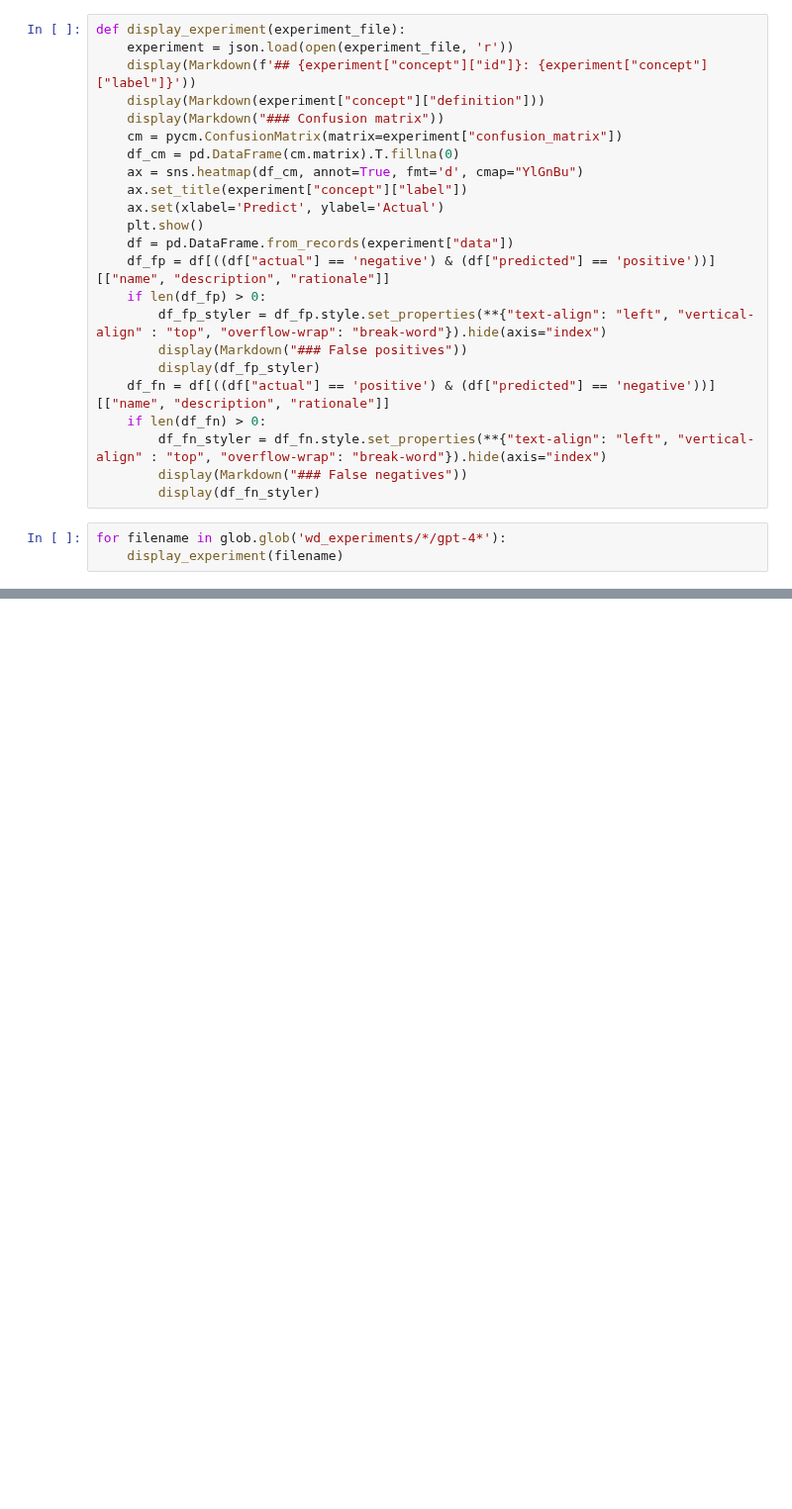
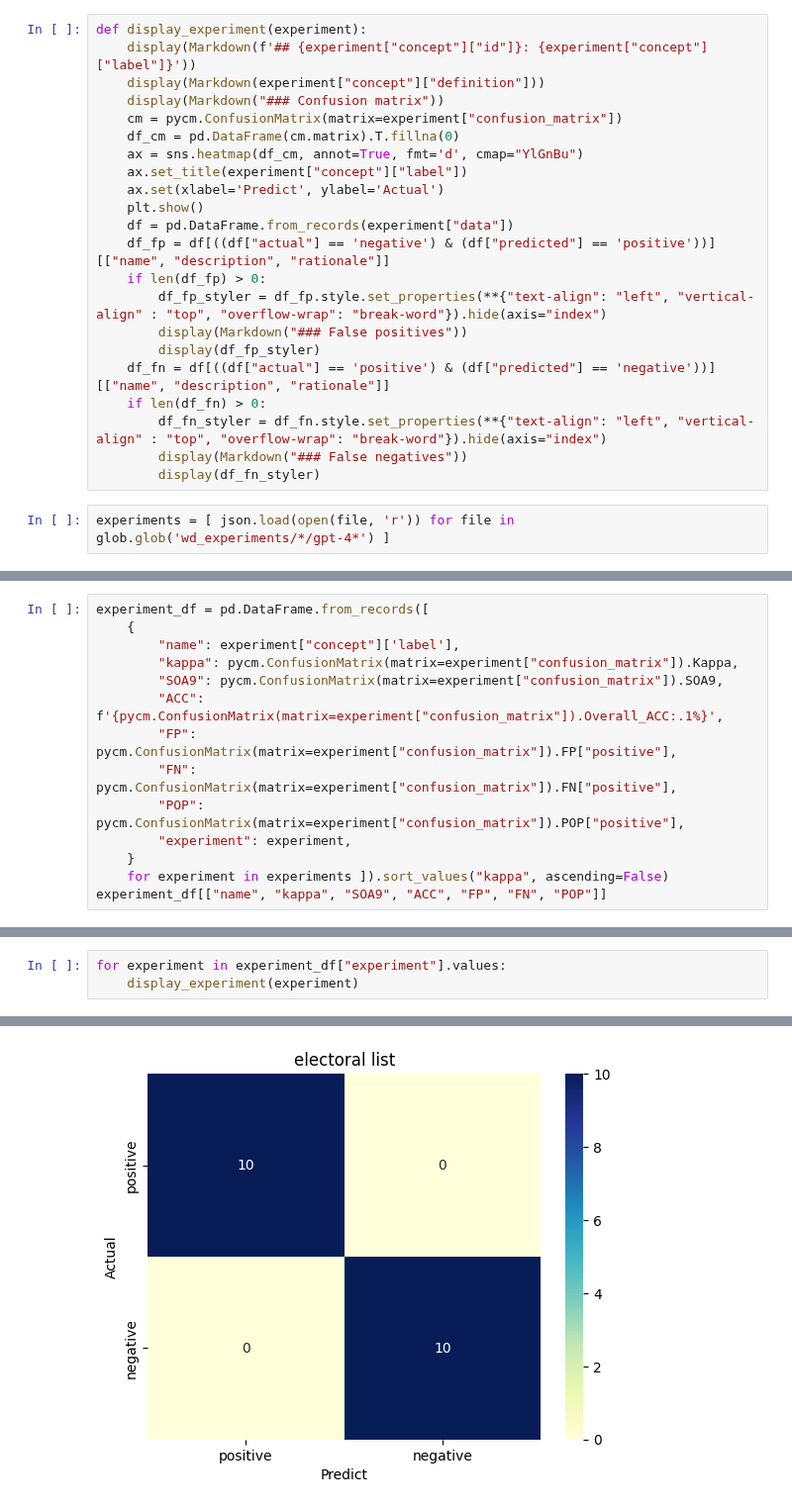
Before and after one commit to bradleypallen/conceptual-engineering-using-llms, a Jupyter notebook: wd_experiment_error_analysis.ipynb, the cells around one changed output, grey strips where cells are left out. Shown at 99% size. Cells and saved outputs as stored; diff of their text form; blank space fills up the shorter version.

Commit message:
Refactoring and integrating with CaLiGraph

```diff
--- a/wd_experiment_error_analysis.ipynb
+++ b/wd_experiment_error_analysis.ipynb
@@ -3,7 +3,6 @@ import json, glob, pycm, pandas as pd, matplotlib.pyplot as plt, seaborn as sns
 from IPython.display import display, Markdown
 # %%
-def display_experiment(experiment_file):
-    experiment = json.load(open(experiment_file, 'r'))
+def display_experiment(experiment):
     display(Markdown(f'## {experiment["concept"]["id"]}: {experiment["concept"]["label"]}'))
     display(Markdown(experiment["concept"]["definition"]))
     display(Markdown("### Confusion matrix"))
@@ -25,5 +24,4 @@ def display_experiment(experiment_file):
         display(Markdown("### False negatives"))
         display(df_fn_styler)
 # %%
-for filename in glob.glob('wd_experiments/*/gpt-4*'):
-    display_experiment(filename)
+experiments = [ json.load(open(file, 'r')) for file in glob.glob('wd_experiments/*/gpt-4*') ]
@@ -49,0 +28,14 @@ French wine is produced all throughout France, in quantities between 50 and 60 m
+# %%
+experiment_df = pd.DataFrame.from_records([
+    {
+        "name": experiment["concept"]['label'],
+        "kappa": pycm.ConfusionMatrix(matrix=experiment["confusion_matrix"]).Kappa,
+        "SOA9": pycm.ConfusionMatrix(matrix=experiment["confusion_matrix"]).SOA9,
+        "ACC": f'{pycm.ConfusionMatrix(matrix=experiment["confusion_matrix"]).Overall_ACC:.1%}',
+        "FP": pycm.ConfusionMatrix(matrix=experiment["confusion_matrix"]).FP["positive"],
+        "FN": pycm.ConfusionMatrix(matrix=experiment["confusion_matrix"]).FN["positive"],
+        "POP": pycm.ConfusionMatrix(matrix=experiment["confusion_matrix"]).POP["positive"],
+        "experiment": experiment,
+    }
+    for experiment in experiments ]).sort_values("kappa", ascending=False)
+experiment_df[["name", "kappa", "SOA9", "ACC", "FP", "FN", "POP"]]
@@ -49,0 +100,4 @@ French wine is produced all throughout France, in quantities between 50 and 60 m
+# %%
+for experiment in experiment_df["experiment"].values:
+    display_experiment(experiment)
+# %% [output]
@@ -49,0 +107 @@ French wine is produced all throughout France, in quantities between 50 and 60 m
+[figure, added]
```
Also changed, not shown: parts of 5 cells of this notebook, 8 other files.
